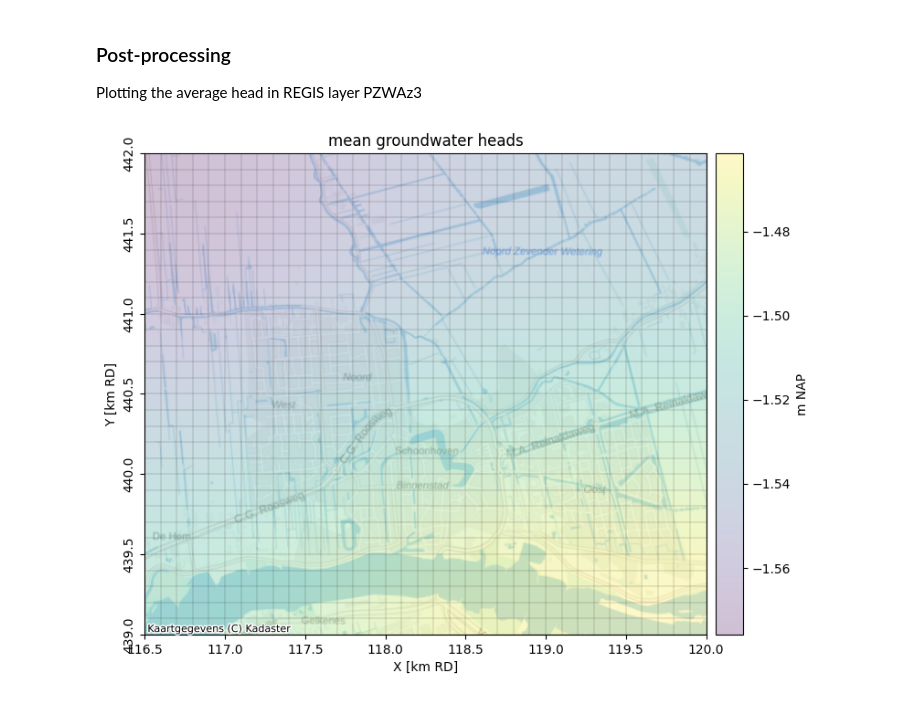
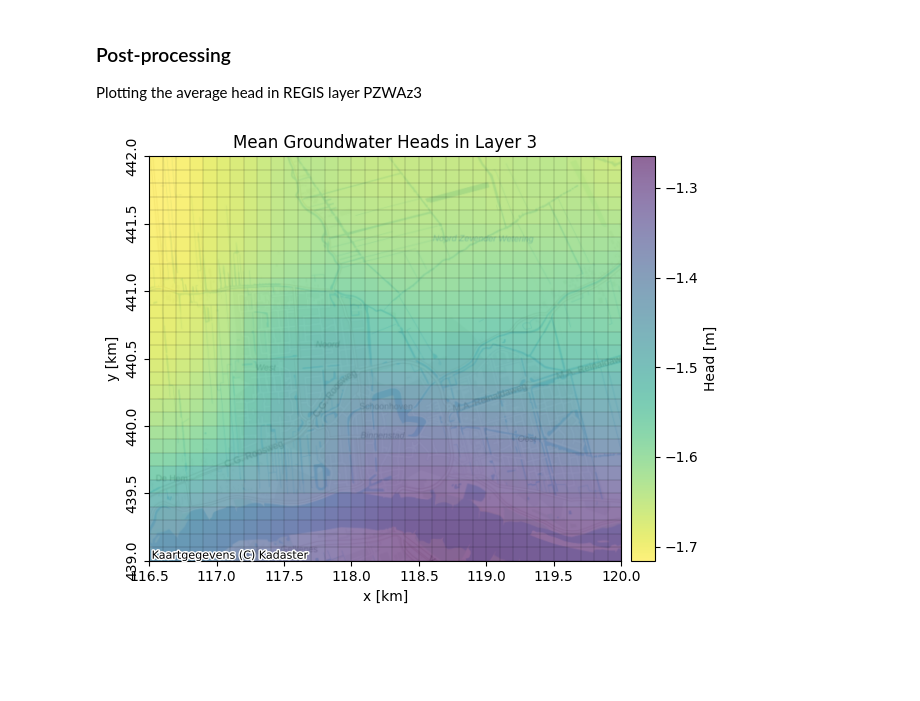
Before and after one commit to gwmod/nlmod, a Jupyter notebook: docs/examples/21_joss_example.ipynb, the cells around one changed output. Saved outputs shown, nothing was run; the diff lists cells and outputs as text; code cells hidden in the pictures; blank space fills up the shorter version.

Commit message:
update notebook and figures

```diff
--- a/docs/examples/21_joss_example.ipynb
+++ b/docs/examples/21_joss_example.ipynb
@@ -19,13 +20,15 @@ nlmod.util.get_color_logger("INFO")
 # %% [markdown]
 ### Define spatial properties, name and directories
 # %%
-extent = [116_500, 120_000, 439_000, 442_000]
+crs = "EPSG:28992"
+extent = [116_500.0, 120_000.0, 439_000.0, 442_000.0]
 
 # set name and directories
-model_ws = model_name = 'schoonhoven' # model workspace and modelname
+model_ws = model_name = "schoonhoven" # model workspace and modelname
 figdir, cachedir = nlmod.util.get_model_dirs(model_ws) # figure and cache directories
 
 # plot map
-f, ax = nlmod.plot.get_map(extent, background=True, alpha=1.0, figsize=(5,5))
-f.savefig(figdir + f'/{model_name}_map.png')
+f, ax = nlmod.plot.get_map(extent, crs=crs, figsize=(7.0, 5.0), background=True, alpha=1.0, base=1000.0, fmt_base=1.0)
+ax.set(xlabel="x [m]", ylabel="y [m]", title="Overview Map")
+f.savefig(figdir + f"/{model_name}_map.png", dpi=300, bbox_inches="tight")
 # %% [output]
@@ -55,7 +60,7 @@ INFO:nlmod.cache.wrapper:using cached data -> ahn.nc
 # %% [markdown]
 ### Discretize
 # %%
-dx, dy = 100., 100. # cellsize
+dx, dy = 100.0, 100.0 # cellsize
 
 # discretise layer model (regis) to model dimensions
 ds = nlmod.to_model_ds(regis_ds, model_name, model_ws, delr=dx, delc=dy)
@@ -64,15 +69,21 @@ ds = nlmod.to_model_ds(regis_ds, model_name, model_ws, delr=dx, delc=dy)
 ds.update(nlmod.read.ahn.discretize_ahn(ds, ahn))
 
 # specify recharge
-ds['recharge'] = xr.ones_like(ds['top']) * 0.0007 # 0.7 mm/day
+ds["recharge"] = xr.ones_like(ds["top"]) * 0.0007 # 0.7 mm/day
 
 # add minimum digital elevation to use as surface water stage
-bgt_gdf = nlmod.gwf.add_min_ahn_to_gdf(bgt_gdf, ahn, buffer=5.0, column="stage").dropna(subset='stage')
-bgt_gdf.plot('stage', legend=True)
+bgt_gdf = nlmod.gwf.add_min_ahn_to_gdf(bgt_gdf, ahn, buffer=5.0, column="stage").dropna(subset="stage")
+ax = bgt_gdf.plot("stage", legend=True, figsize=(7.0, 5.0), cmap="cividis_r", vmin=-2.0, vmax=1.5)
+ax.set_xlim(extent[0], extent[1])
+ax.set_ylim(extent[2], extent[3])
+ax.set(xlabel="x [m]", ylabel="y [m]", title="Surface Water")
+fig = ax.get_figure()
+fig.axes[-1].set_ylabel("Stage [m]")
+fig.savefig(figdir+f"/{model_name}_stage.png", dpi=300, bbox_inches="tight")
 
 # set model time settings
-tmin = "2010-01-01"
-tmax = "2020-01-01"
+tmin = Timestamp("2010-01-01")
+tmax = Timestamp("2020-01-01")
 freq = "14D"
 t = date_range(tmin, tmax, freq=freq)
 ds = nlmod.time.set_ds_time(ds, start=3652, time=t, steady_start=True)
@@ -130,17 +142,21 @@ Plotting the average head in REGIS layer PZWAz3
 # %%
 # load the computed heads
 head = nlmod.gwf.output.get_heads_da(ds)
 
 # plot on map
+layer = 3
 ax = nlmod.plot.map_array(
-    head.sel(layer="PZWAz3").mean(dim="time"),
+    head.isel(layer=layer).mean(dim="time"),
     ds,
-    alpha=0.25,
+    alpha=0.6,
+    cmap=plt.get_cmap("viridis_r"),
     background=True,
-    colorbar_label='m NAP',
-    figsize=(8,8),
-    title='mean groundwater heads'
+    colorbar_label="Head [m]",
+    xlabel="x [km]",
+    ylabel="y [km]",
+    figsize=(7.0,5.0),
+    title=f"Mean Groundwater Heads in Layer {layer}"
 )
-ax.get_figure().savefig(figdir + f'/{model_name}_heads.png')
+ax.get_figure().savefig(figdir + f"/{model_name}_heads.png", dpi=300, bbox_inches="tight")
 # %% [output]
-[figure, old version]
+[figure, new version]
```
Also changed, not shown: parts of 7 cells of this notebook, 4 other files.
